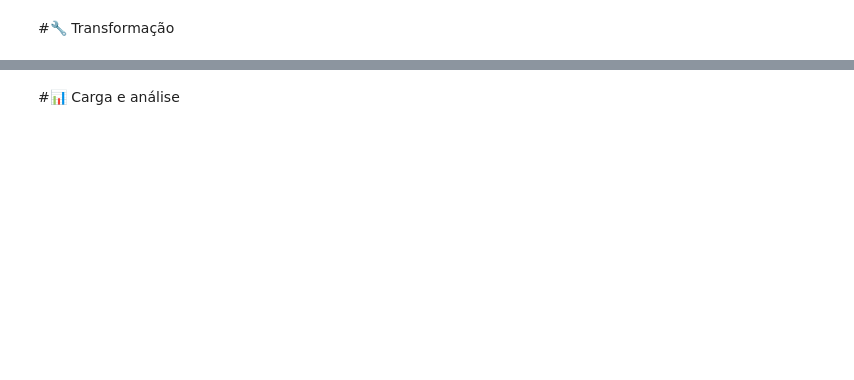
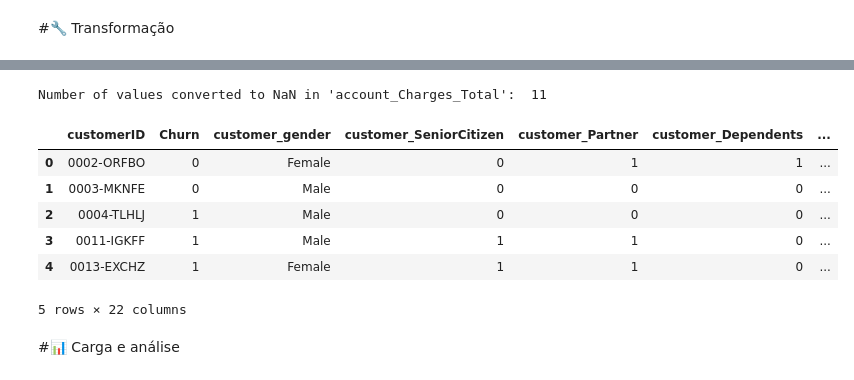
Before and after one commit to JoaoPedroli/telecomX-I, a Jupyter notebook: TelecomX_BR.ipynb, the cells around one changed output, grey strips where cells are left out. Saved outputs shown, nothing was run; the diff lists cells and outputs as text; code cells hidden in the pictures; blank space fills up the shorter version.

```diff
--- a/TelecomX_BR.ipynb
+++ b/TelecomX_BR.ipynb
@@ -81,2 +66,18 @@ dtype: object
+# %%
+df['account_Charges_Total'] = pd.to_numeric(df['account_Charges_Total'], errors='coerce')
+print("Number of values converted to NaN in 'account_Charges_Total': ", df['account_Charges_Total'].isnull().sum())
+# %% [output]
+Number of values converted to NaN in 'account_Charges_Total':  11
+# %%
+df['Contas_Diarias'] = (df['account_Charges_Monthly'] / 30).round(2)
+df.head()
+# %% [output]
+|  | customerID | Churn | customer_gender | customer_SeniorCitizen | customer_Partner | customer_Dependents | ... |
+| 0 | 0002-ORFBO | 0 | Female | 0 | 1 | 1 | ... |
+| 1 | 0003-MKNFE | 0 | Male | 0 | 0 | 0 | ... |
+| 2 | 0004-TLHLJ | 1 | Male | 0 | 0 | 0 | ... |
+| 3 | 0011-IGKFF | 1 | Male | 1 | 1 | 0 | ... |
+| 4 | 0013-EXCHZ | 1 | Female | 1 | 1 | 0 | ... |
+5 rows × 22 columns
 # %% [markdown]
 #📊 Carga e análise
```
Also changed, not shown: parts of 12 cells of this notebook.
